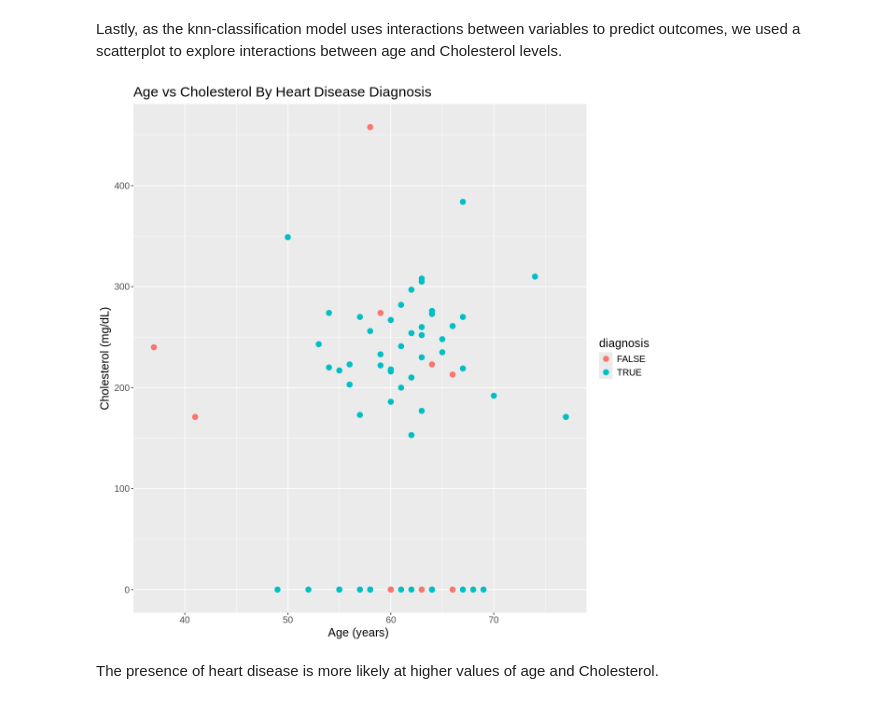
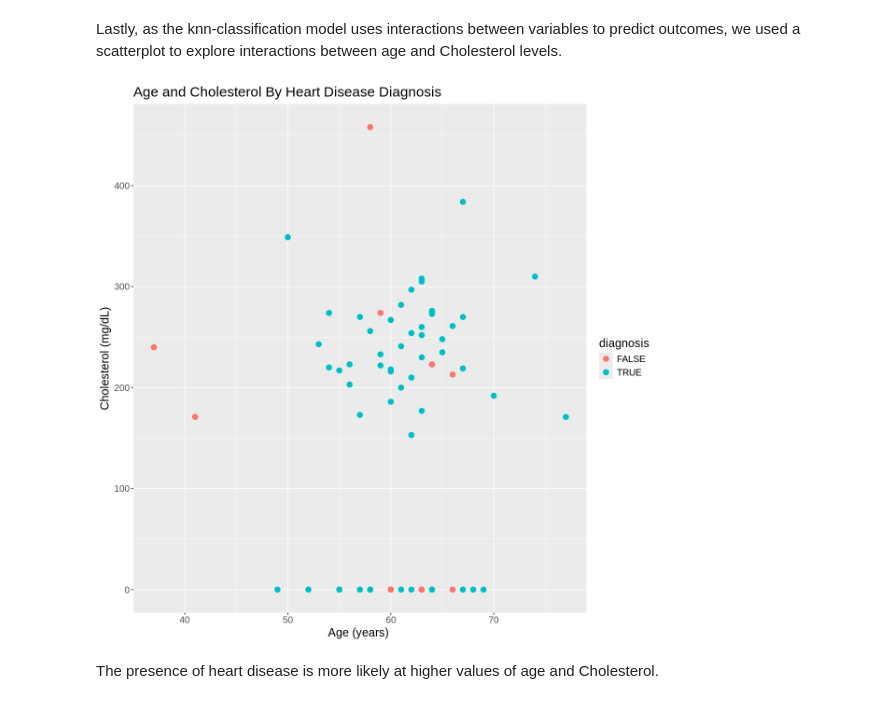
Before and after one commit to Majordingus2/group12-dsci-project, a Jupyter notebook: Group Proposal.ipynb, the cells around one changed output. Drawn from its saved outputs; the diff is of its cells as text; code cells hidden in the pictures.

```diff
--- a/Group Proposal.ipynb
+++ b/Group Proposal.ipynb
@@ -251,14 +217,14 @@ Lastly, as the knn-classification model uses interactions between variables to p
 # %%
 age_and_cholesterol_plot <- va_heart_data_top_3 |>
                            ggplot(aes(x = age, y = cholesterol, color = diagnosis)) +
                            geom_point(size = 3) +
                            labs( x= "Age (years) ", y = "Cholesterol (mg/dL)") +
-                           ggtitle("Age vs Cholesterol By Heart Disease Diagnosis") +
+                           ggtitle("Age and Cholesterol By Heart Disease Diagnosis") +
                            theme(text = element_text(size = 15))
 
 age_and_cholesterol_plot
 # %% [output]
-[figure, old version]
+[figure, new version]
 # %% [markdown]
 The presence of heart disease is more likely at higher values of age and Cholesterol.
 # %% [markdown]
```
Also changed, not shown: parts of 14 cells of this notebook.
